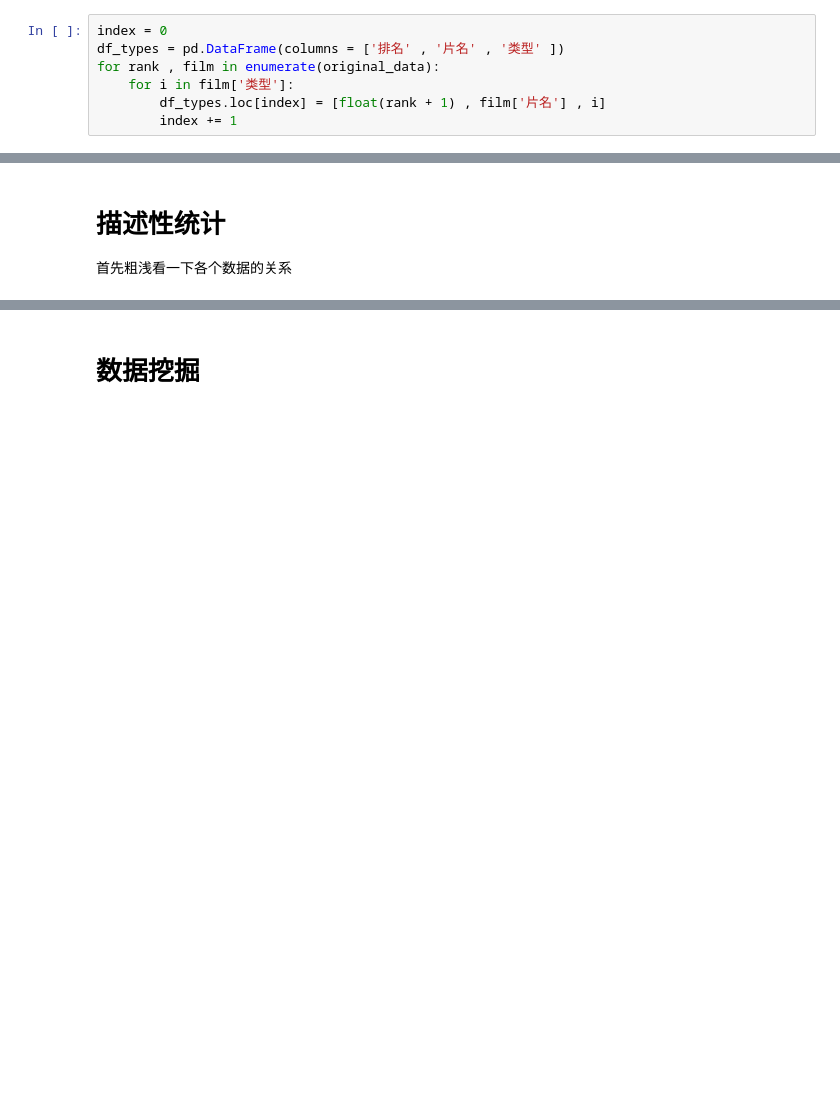
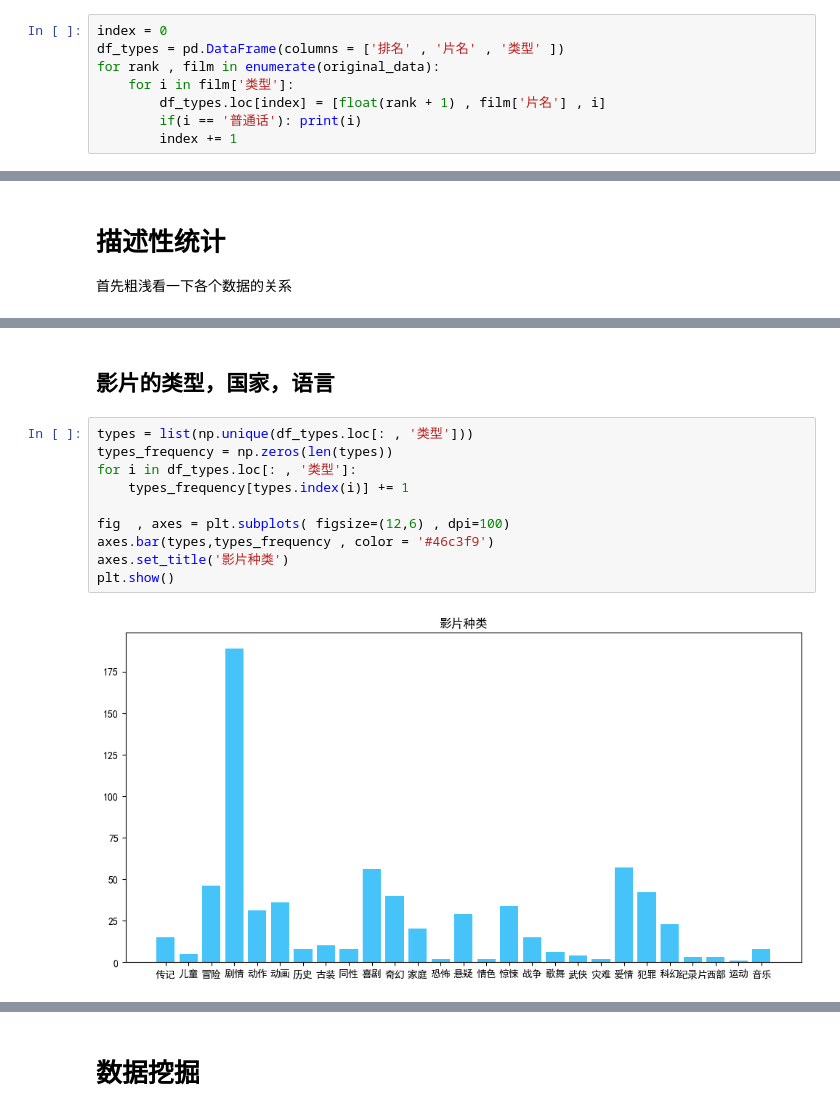
Before and after one commit to CiscoXY/Class-CS1507.01, a Jupyter notebook: FirstExp/Analysis.ipynb, the cells around one changed output, grey strips where cells are left out. Saved outputs shown, nothing was run; the diff lists cells and outputs as text; blank space fills up the shorter version.

```diff
--- a/FirstExp/Analysis.ipynb
+++ b/FirstExp/Analysis.ipynb
@@ -46,6 +46,7 @@ df_types = pd.DataFrame(columns = ['排名' , '片名' , '类型' ])
 for rank , film in enumerate(original_data):
     for i in film['类型']:
         df_types.loc[index] = [float(rank + 1) , film['片名'] , i]
+        if(i == '普通话'): print(i)
         index += 1
 # %%
 index = 0
@@ -103,0 +104,14 @@ plt.show()
+# %% [markdown]
+## 影片的类型，国家，语言
+# %%
+types = list(np.unique(df_types.loc[: , '类型']))
+types_frequency = np.zeros(len(types))
+for i in df_types.loc[: , '类型']:
+    types_frequency[types.index(i)] += 1
+
+fig  , axes = plt.subplots( figsize=(12,6) , dpi=100)
+axes.bar(types,types_frequency , color = '#46c3f9')
+axes.set_title('影片种类')
+plt.show()
+# %% [output]
+[figure, added]
```
Also changed, not shown: parts of 6 cells of this notebook, 3 other files.
